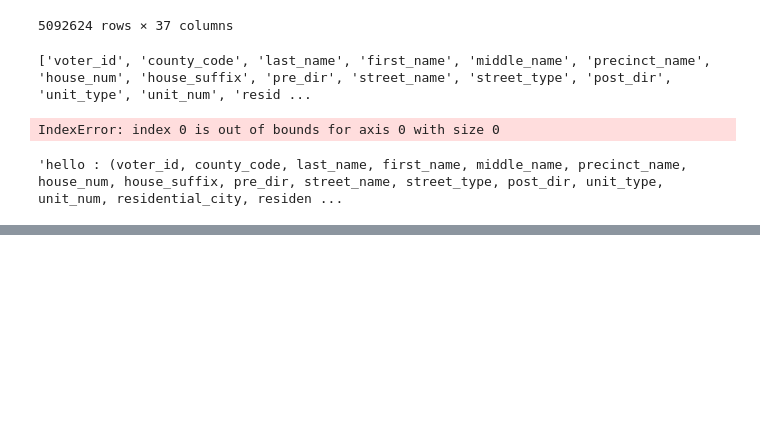
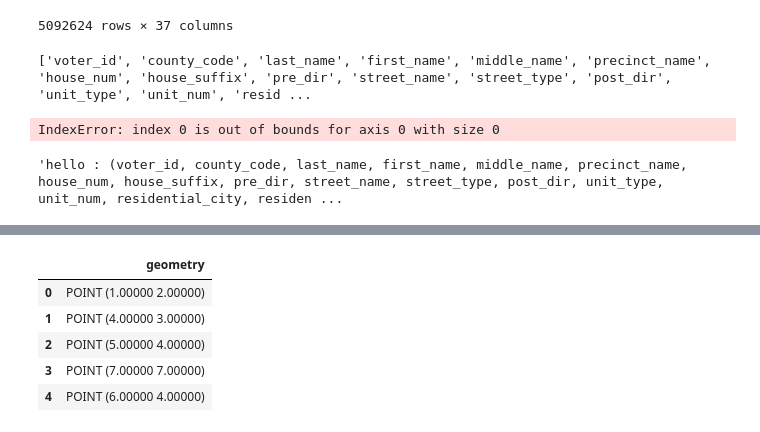
Before and after one commit to jasonbossert/colorado_elections, a Jupyter notebook: notebooks/data_02_reg_voters.ipynb, the cells around one changed output, grey strips where cells are left out. Saved outputs shown, nothing was run; the diff lists cells and outputs as text; code cells hidden in the pictures; blank space fills up the shorter version.

```diff
--- a/notebooks/data_02_reg_voters.ipynb
+++ b/notebooks/data_02_reg_voters.ipynb
@@ -736,0 +797,10 @@ stri = "(" + ", ".join(b) + ")"
+# %%
+geos = gpd.GeoDataFrame(data=gdf[[geo_column_name]], columns=[geo_column_name])
+geos
+# %% [output]
+|  | geometry |
+| 0 | POINT (1.00000 2.00000) |
+| 1 | POINT (4.00000 3.00000) |
+| 2 | POINT (5.00000 4.00000) |
+| 3 | POINT (7.00000 7.00000) |
+| 4 | POINT (6.00000 4.00000) |
```
Also changed, not shown: parts of 5 cells of this notebook, 5 other files.
